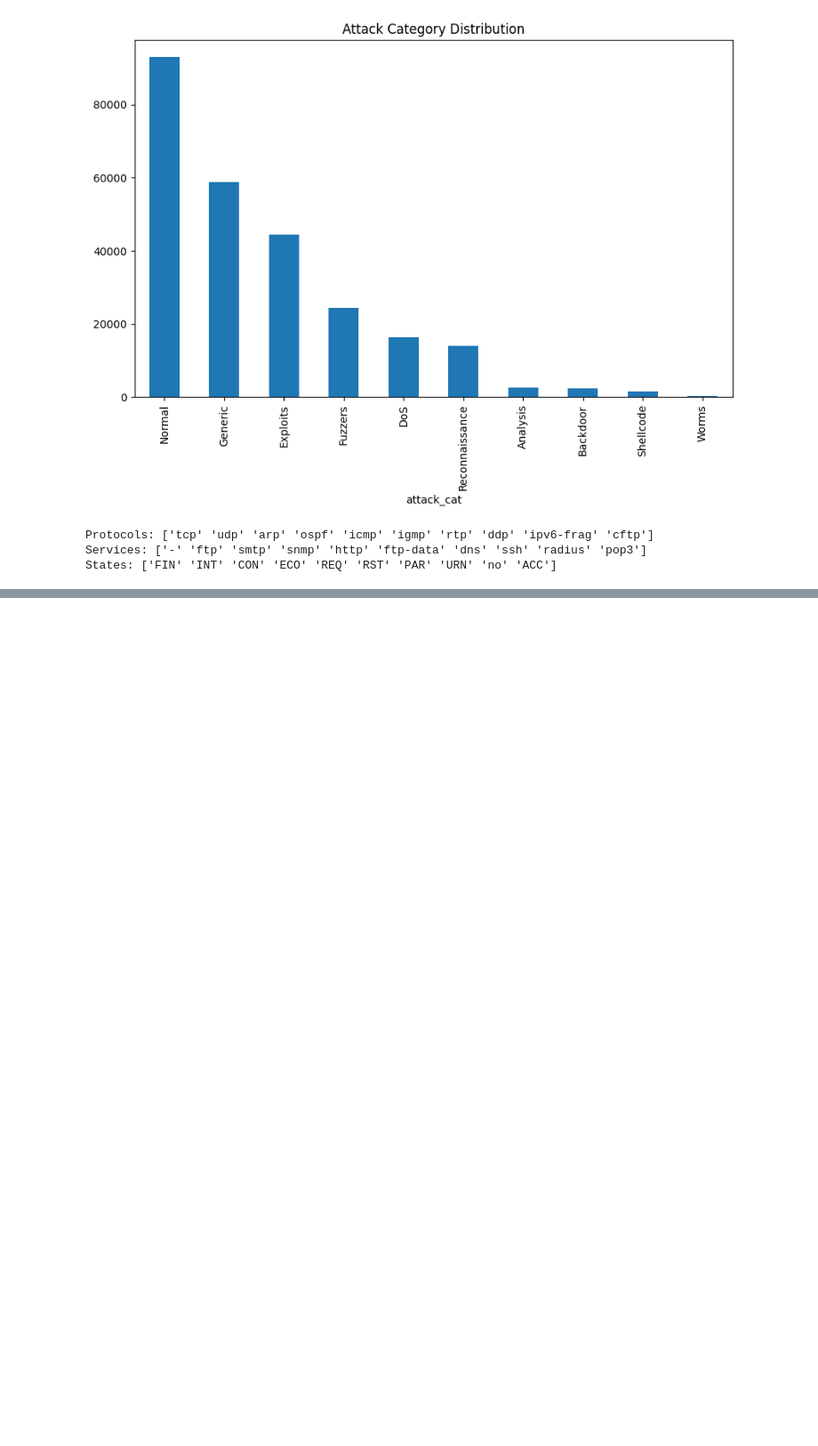
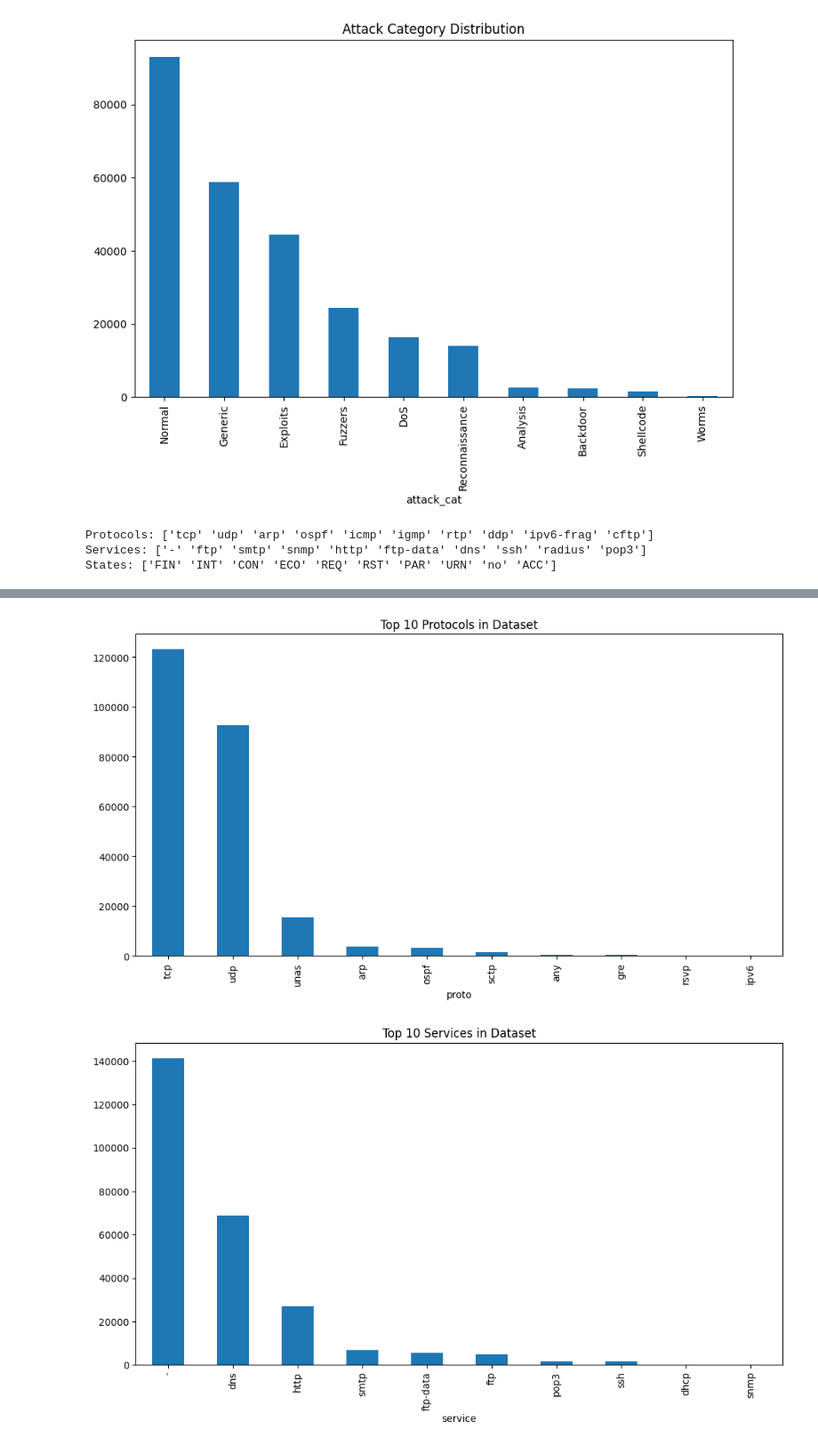
Before and after one commit to aryannikhil/network-sentinel, a Jupyter notebook: notebooks/eda.ipynb, the cells around one changed output, grey strips where cells are left out. Shown at 89% size. Cells and saved outputs as stored; diff of their text form; code cells hidden in the pictures; blank space fills up the shorter version.

```diff
--- a/notebooks/eda.ipynb
+++ b/notebooks/eda.ipynb
@@ -144,0 +188,13 @@ States: ['FIN' 'INT' 'CON' 'ECO' 'REQ' 'RST' 'PAR' 'URN' 'no' 'ACC']
+# %%
+plt.figure(figsize=(12,6))
+df['proto'].value_counts().head(10).plot(kind='bar')
+plt.title("Top 10 Protocols in Dataset")
+plt.show()
+
+plt.figure(figsize=(12,6))
+df['service'].value_counts().head(10).plot(kind='bar')
+plt.title("Top 10 Services in Dataset")
+plt.show()
+# %% [output]
+[figure, added]
+[figure, added]
```
Also changed, not shown: parts of 4 cells of this notebook.
